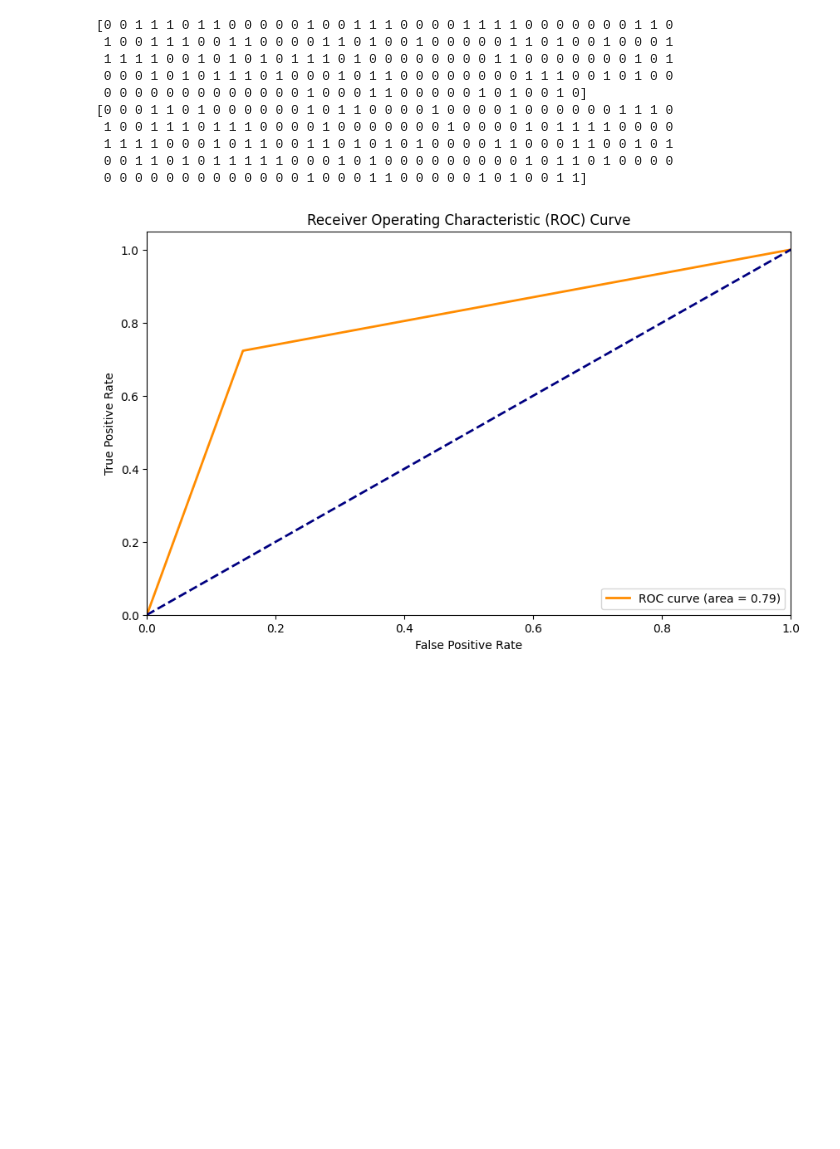
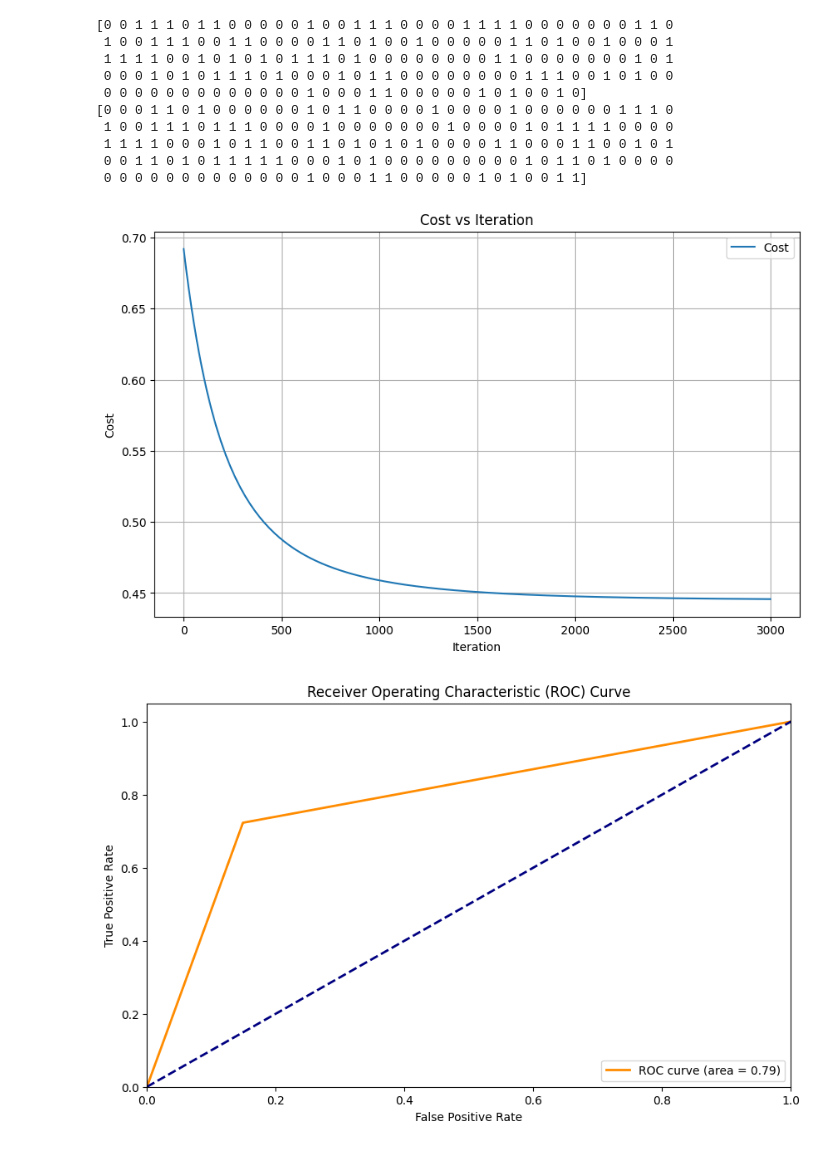
Before and after one commit to abhinav-caped/Mrm-taskphase, a Jupyter notebook: titanic.ipynb, the cells around one changed output. Cells and saved outputs as stored; diff of their text form; code cells hidden in the pictures; blank space fills up the shorter version.

```diff
--- a/titanic.ipynb
+++ b/titanic.ipynb
@@ -355,6 +355,65 @@ print(predictions)
  1 1 1 1 0 0 0 1 0 1 1 0 0 1 1 0 1 0 1 0 1 0 0 0 0 1 1 0 0 0 1 1 0 0 1 0 1
  0 0 1 1 0 1 0 1 1 1 1 1 0 0 0 1 0 1 0 0 0 0 0 0 0 0 0 1 0 1 1 0 1 0 0 0 0
  0 0 0 0 0 0 0 0 0 0 0 0 0 1 0 0 0 1 1 0 0 0 0 0 1 0 1 0 0 1 1]
+# %%
+class LogisticRegression:
+    def __init__(self, learning_rate=0.01, num_iterations=2000):
+        self.learning_rate = learning_rate
+        self.num_iterations = num_iterations
+        self.weights = None
+        self.bias = None
+        self.costs = []  # To store the cost at each iteration
+
+    def sigmoid(self, z):
+        return 1 / (1 + np.exp(-z))
+
+    def compute_cost(self, X, y):
+        m = X.shape[0]
+        linear_model = np.dot(X, self.weights) + self.bias
+        y_predicted = self.sigmoid(linear_model)
+        cost = - (1 / m) * np.sum(y * np.log(y_predicted) + (1 - y) * np.log(1 - y_predicted))
+        return cost
+
+    def fit(self, X, y):
+        num_samples, num_features = X.shape
+        self.weights = np.zeros(num_features)
+        self.bias = 0
+
+        for _ in range(self.num_iterations):
+            linear_model = np.dot(X, self.weights) + self.bias
+            y_predicted = self.sigmoid(linear_model)
+
+            dw = (1 / num_samples) * np.dot(X.T, (y_predicted - y))
+            db = (1 / num_samples) * np.sum(y_predicted - y)
+
+            self.weights -= self.learning_rate * dw
+            self.bias -= self.learning_rate * db
+
+            # Compute and store the cost
+            cost = self.compute_cost(X, y)
+            self.costs.append(cost)
+
+    def predict(self, X):
+        linear_model = np.dot(X, self.weights) + self.bias
+        y_predicted = self.sigmoid(linear_model)
+        y_predicted_cls = [1 if i > 0.5 else 0 for i in y_predicted]
+        return np.array(y_predicted_cls)
+
+# Re-initialize and fit the model to store the costs
+log_reg = LogisticRegression(learning_rate=0.01, num_iterations=3000)
+log_reg.fit(X_train, Y_train)
+
+# Plot the cost vs iteration plot
+plt.figure(figsize=(10, 6))
+plt.plot(range(log_reg.num_iterations), log_reg.costs, label='Cost')
+plt.xlabel('Iteration')
+plt.ylabel('Cost')
+plt.title('Cost vs Iteration')
+plt.legend()
+plt.grid(True)
+plt.show()
+# %% [output]
+[figure, added]
 # %%
 from sklearn.metrics import roc_curve, auc
 
```
Also changed, not shown: parts of 3 cells of this notebook.
